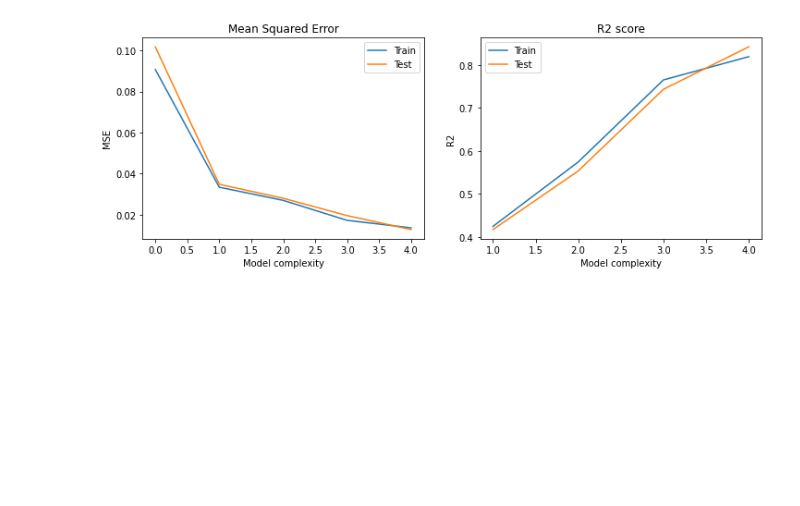
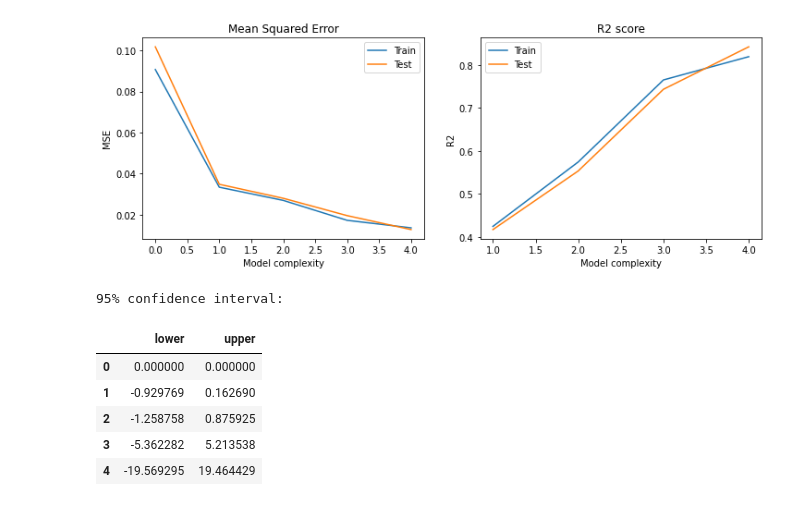
Before and after one commit to haakontm/FYS4155-Project1, a Jupyter notebook: ex1.ipynb, the cells around one changed output. Saved outputs shown, nothing was run; the diff lists cells and outputs as text; code cells hidden in the pictures; blank space fills up the shorter version.

Commit message:
add confidence intervals to ex1

```diff
--- a/ex1.ipynb
+++ b/ex1.ipynb
@@ -46,6 +46,8 @@ test_R2 = np.zeros(n)
 
 np.random.seed(RANDOM_STATE)
 
+conf_intervals = np.zeros((n, 2))
+
 for i in range(n):
     z = FrankeFunction(x, y)
     z += noise * np.random.randn(z.shape[0], z.shape[1])
@@ -65,6 +67,14 @@ for i in range(n):
     test_MSE[i] = mean_squared_error(z_pred, z_test)
     test_R2[i] = r2_score(z_pred, z_test)
 
+    beta_mu = np.mean(linreg.coef_)
+    beta_sigma = np.sqrt(np.var(linreg.coef_))
+    num_betas = linreg.coef_.shape[0]
+    z = 1.96
+
+    conf_intervals[i, 0] = (beta_mu - (z * beta_sigma) / np.sqrt(num_betas))
+    conf_intervals[i, 1] = (beta_mu + (z * beta_sigma) / np.sqrt(num_betas))
+
 fig, (ax1, ax2) = plt.subplots(1, 2)
 ax1.set_title('Mean Squared Error')
 ax1.plot(range(n), train_MSE, label='Train')
@@ -83,3 +93,19 @@ ax2.legend()
 fig.set_figwidth(12)
 # %% [output]
 [figure]
+# %%
+import pandas as pd
+
+intervals = pd.DataFrame(conf_intervals)
+intervals.columns = ['lower', 'upper']
+
+print('95% confidence interval:')
+intervals
+# %% [output]
+95% confidence interval:
+|  | lower | upper |
+| 0 | 0.000000 | 0.000000 |
+| 1 | -0.929769 | 0.162690 |
+| 2 | -1.258758 | 0.875925 |
+| 3 | -5.362282 | 5.213538 |
+| 4 | -19.569295 | 19.464429 |
```
